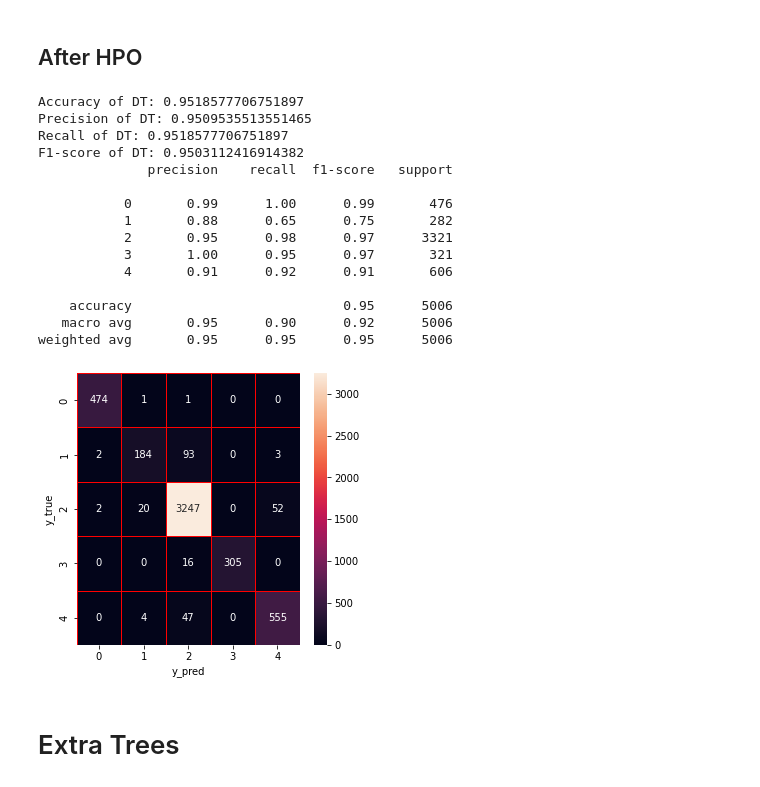
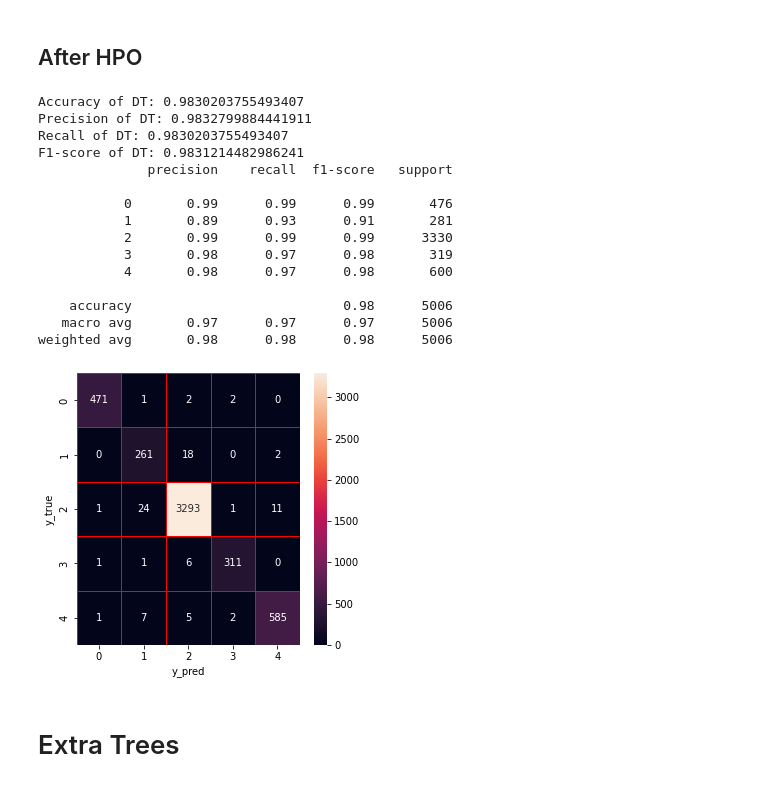
Before and after one commit to LaBaicai02/IDS_project, a Jupyter notebook: MTH-IDS_Adoptation_IoTID20/MTH_IoTID20.ipynb, the cells around one changed output. Cells and saved outputs as stored; diff of their text form; code cells hidden in the pictures.

```diff
--- a/MTH-IDS_Adoptation_IoTID20/MTH_IoTID20.ipynb
+++ b/MTH-IDS_Adoptation_IoTID20/MTH_IoTID20.ipynb
@@ -295,5 +479,6 @@ XGBoost: Hyperopt estimated optimum {'learning_rate': 0.8919517746167342, 'max_d
 # %%
-xg = xgb.XGBClassifier(learning_rate= 0.8919517746167342, n_estimators = 70, max_depth = 84)
+xg = xgb.XGBClassifier(learning_rate=0.7389091535365018, n_estimators = 35, max_depth = 26
+                    )
 xg.fit(X_train,y_train)
 xg_score=xg.score(X_test,y_test)
 y_predict=xg.predict(X_test)
@@ -502,19 +687,9 @@ Random Forest: Hyperopt estimated optimum {'criterion': 1, 'max_depth': 43.0, 'm
 # %% [markdown]
 ## After HPO
 # %%
-#PSO
-#{'n_estimators': 52.5390625, 'max_features': 18.14453125, 'max_depth': 14.66796875, '
-#min_samples_split': 9.69921875, 'min_samples_leaf': 2.4453125, 'criterion': 0.87890625}
 
-#BO-TPE
-#{'criterion': 1, 'max_depth': 43.0, 'max_features': 19.0, 'min_samples_leaf': 3.0,
-#'min_samples_split': 2.0, 'n_estimators': 190.0}
-
-#GA Accuracy of RF: 0.9822213343987215
-#criterion=entropy, max_depth=28, max_features=17, min_samples_leaf=3,
-#min_samples_split=2, _n_estimators=26)
-rf_hpo = RandomForestClassifier(n_estimators =190, min_samples_leaf = 3, max_depth = 43,
-                                min_samples_split = 2, max_features = 19, criterion = 'entropy')
+rf_hpo = RandomForestClassifier(n_estimators =161, min_samples_leaf = 2, max_depth =18,
+                                min_samples_split = 5, max_features =7, criterion = 'gini')
 rf_hpo.fit(X_train,y_train)
 rf_score=rf_hpo.score(X_test,y_test)
 y_predict=rf_hpo.predict(X_test)
@@ -723,54 +901,42 @@ Accuracy:0.8985089791846571
 # %% [markdown]
 ## After HPO
 # %%
-#PSO 没有提升
-#{'max_features': 16.640168709353286, 'max_depth': 30.809605931608676, 'min_samples_split': 5.716948931970849,
- #'min_samples_leaf': 2.2131777131676396, 'criterion': 0.5782561963254416}
 
-# BO-TPE  Accuracy of DT: 0.982820615261686 提升0.1%
-# Decision tree: Hyperopt estimated optimum {'criterion': 1, 'max_depth': 45.0,
-#'max_features': 20.0, 'min_samples_leaf': 2.0, 'min_samples_split': 6.0}
-#
-#GA  Accuracy of DT: 0.9447236180904522
-#(input_matrix, DecisionTreeClassifier__criterion=entropy, DecisionTreeClassifier__max_depth=8, DecisionTreeClassifier__max_features=12,
- #DecisionTreeClassifier__min_samples_leaf=3, DecisionTreeClassifier__min_samples_split=5)
-#criterion=entropy, DecisionTreeClassifier__max_depth=43, DecisionTreeClassifier__max_features=13,
-#DecisionTreeClassifier__min_samples_leaf=5, DecisionTreeClassifier__min_samples_split=6
-dt_hpo = DecisionTreeClassifier(min_samples_leaf = 3, max_depth = 8, min_samples_split = 5,
-                                max_features = 12, criterion = 'entropy')
+dt_hpo = DecisionTreeClassifier(min_samples_leaf = 1, max_depth = 30, min_samples_split = 5,
+                                max_features = 18, criterion = 'gini')
 dt_hpo.fit(X_train,y_train)
 dt_score=dt_hpo.score(X_test,y_test)
 y_predict=dt_hpo.predict(X_test)
 y_true=y_test
 print('Accuracy of DT: '+ str(dt_score))
 precision,recall,fscore,none= precision_recall_fscore_support(y_true, y_predict, average='weighted')
 print('Precision of DT: '+(str(precision)))
 print('Recall of DT: '+(str(recall)))
 print('F1-score of DT: '+(str(fscore)))
 print(classification_report(y_true,y_predict))
 cm=confusion_matrix(y_true,y_predict)
 f,ax=plt.subplots(figsize=(5,5))
 sns.heatmap(cm,annot=True,linewidth=0.5,linecolor="red",fmt=".0f",ax=ax)
 plt.xlabel("y_pred")
 plt.ylabel("y_true")
 plt.show()
 # %% [output]
-Accuracy of DT: 0.9518577706751897
-Precision of DT: 0.9509535513551465
-Recall of DT: 0.9518577706751897
-F1-score of DT: 0.9503112416914382
+Accuracy of DT: 0.9830203755493407
+Precision of DT: 0.9832799884441911
+Recall of DT: 0.9830203755493407
+F1-score of DT: 0.9831214482986241
               precision    recall  f1-score   support
 
-           0       0.99      1.00      0.99       476
-           1       0.88      0.65      0.75       282
-           2       0.95      0.98      0.97      3321
-           3       1.00      0.95      0.97       321
-           4       0.91      0.92      0.91       606
+           0       0.99      0.99      0.99       476
+           1       0.89      0.93      0.91       281
+           2       0.99      0.99      0.99      3330
+           3       0.98      0.97      0.98       319
+           4       0.98      0.97      0.98       600
 
-    accuracy                           0.95      5006
-   macro avg       0.95      0.90      0.92      5006
-weighted avg       0.95      0.95      0.95      5006
+    accuracy                           0.98      5006
+   macro avg       0.97      0.97      0.97      5006
+weighted avg       0.98      0.98      0.98      5006
-[figure, old version]
+[figure, new version]
 # %%
 dt_train=dt_hpo.predict(X_train)
 dt_test=dt_hpo.predict(X_test)
```
Also changed, not shown: parts of 76 cells of this notebook.
